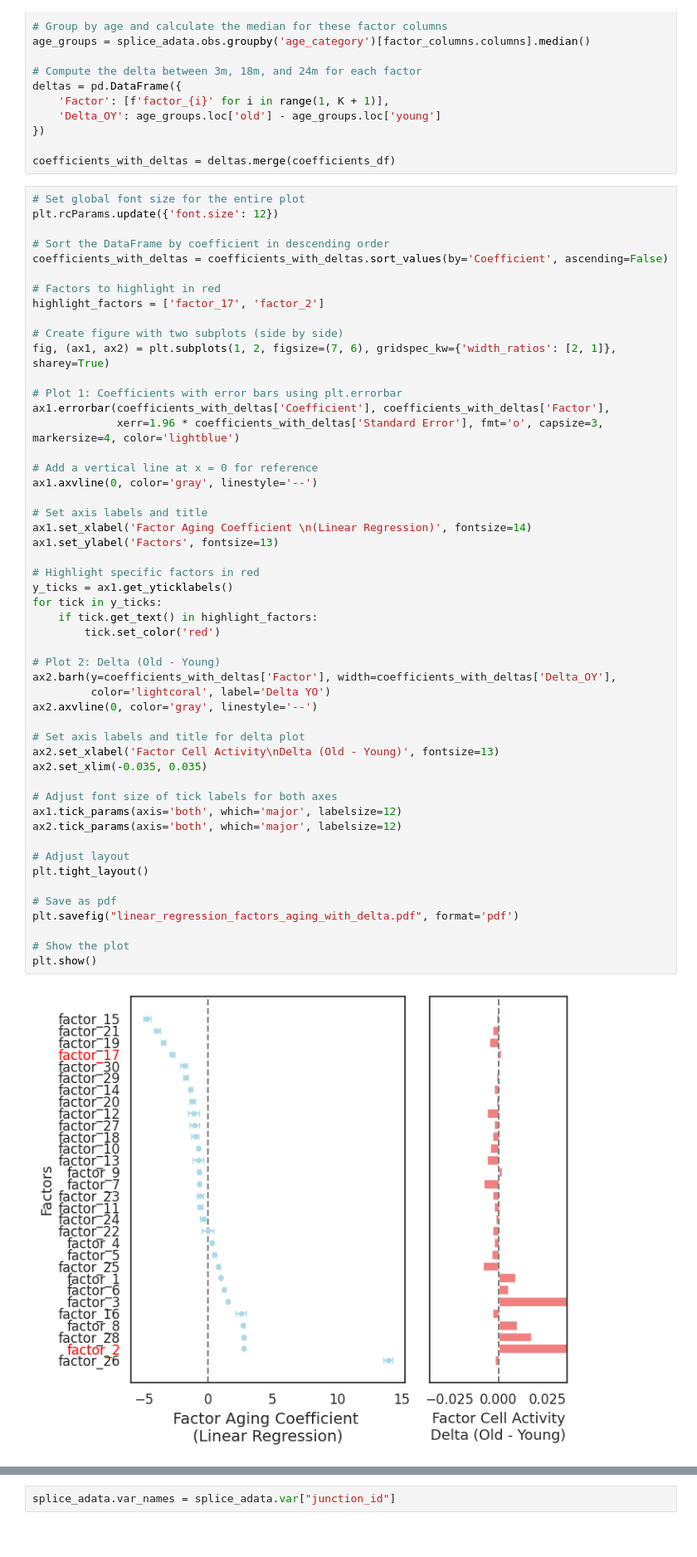
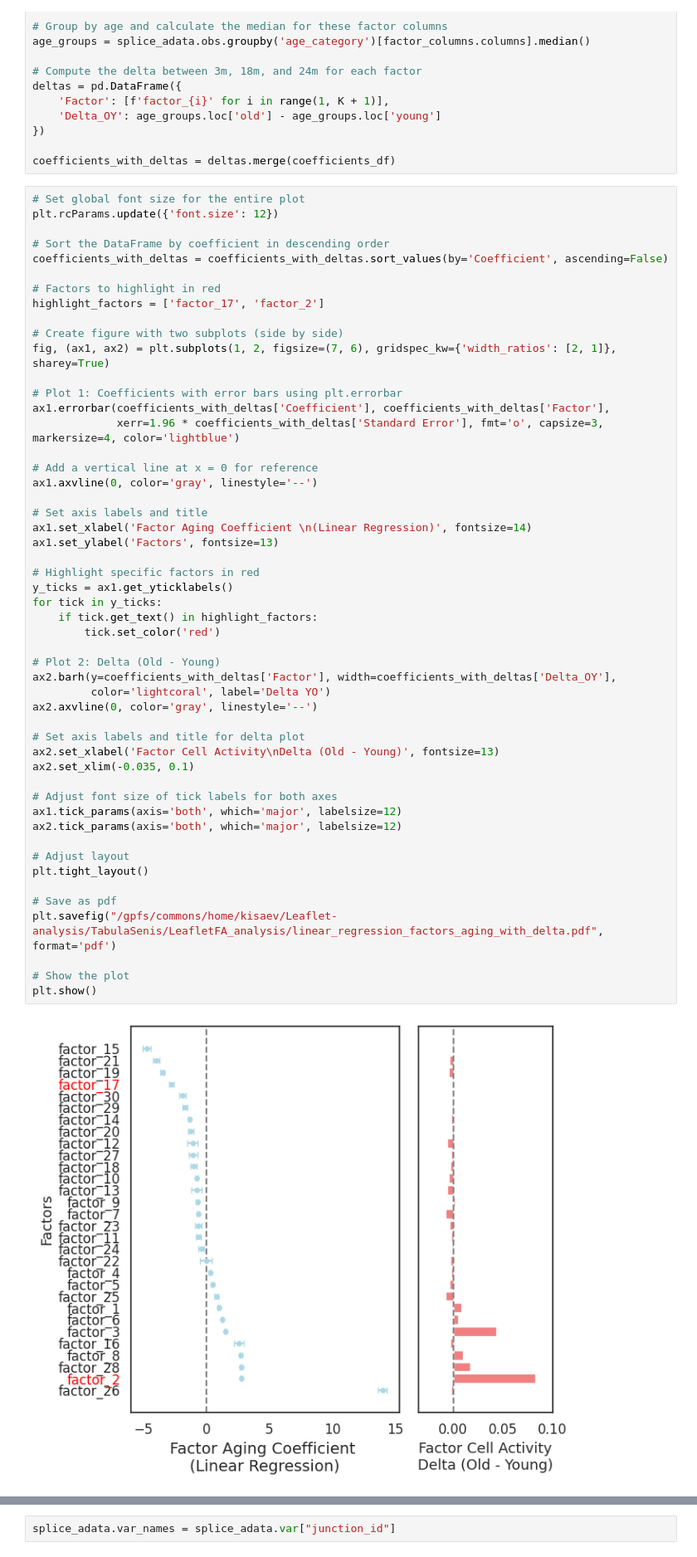
Before and after one commit to daklab/Leaflet-analysis, a Jupyter notebook: TabulaSenis/LeafletFA_analysis/02_LeafletFA_downstream.ipynb, the cells around one changed output, grey strips where cells are left out. Shown at 83% size. Cells and saved outputs as stored; diff of their text form.

```diff
--- a/TabulaSenis/LeafletFA_analysis/02_LeafletFA_downstream.ipynb
+++ b/TabulaSenis/LeafletFA_analysis/02_LeafletFA_downstream.ipynb
@@ -459,33 +478,33 @@ ax1.axvline(0, color='gray', linestyle='--')
 # Set axis labels and title
 ax1.set_xlabel('Factor Aging Coefficient \n(Linear Regression)', fontsize=14)
 ax1.set_ylabel('Factors', fontsize=13)
 
 # Highlight specific factors in red
 y_ticks = ax1.get_yticklabels()
 for tick in y_ticks:
     if tick.get_text() in highlight_factors:
         tick.set_color('red')
 
 # Plot 2: Delta (Old - Young)
 ax2.barh(y=coefficients_with_deltas['Factor'], width=coefficients_with_deltas['Delta_OY'],
          color='lightcoral', label='Delta YO')
 ax2.axvline(0, color='gray', linestyle='--')
 
 # Set axis labels and title for delta plot
 ax2.set_xlabel('Factor Cell Activity\nDelta (Old - Young)', fontsize=13)
-ax2.set_xlim(-0.035, 0.035)
+ax2.set_xlim(-0.035, 0.1)
 
 # Adjust font size of tick labels for both axes
 ax1.tick_params(axis='both', which='major', labelsize=12)
 ax2.tick_params(axis='both', which='major', labelsize=12)
 
 # Adjust layout
 plt.tight_layout()
 
 # Save as pdf
-plt.savefig("linear_regression_factors_aging_with_delta.pdf", format='pdf')
+plt.savefig("/gpfs/commons/home/kisaev/Leaflet-analysis/TabulaSenis/LeafletFA_analysis/linear_regression_factors_aging_with_delta.pdf", format='pdf')
 
 # Show the plot
 plt.show()
 # %% [output]
-[figure, old version]
+[figure, new version]
```
Also changed, not shown: parts of 62 cells of this notebook, 30 other files.
